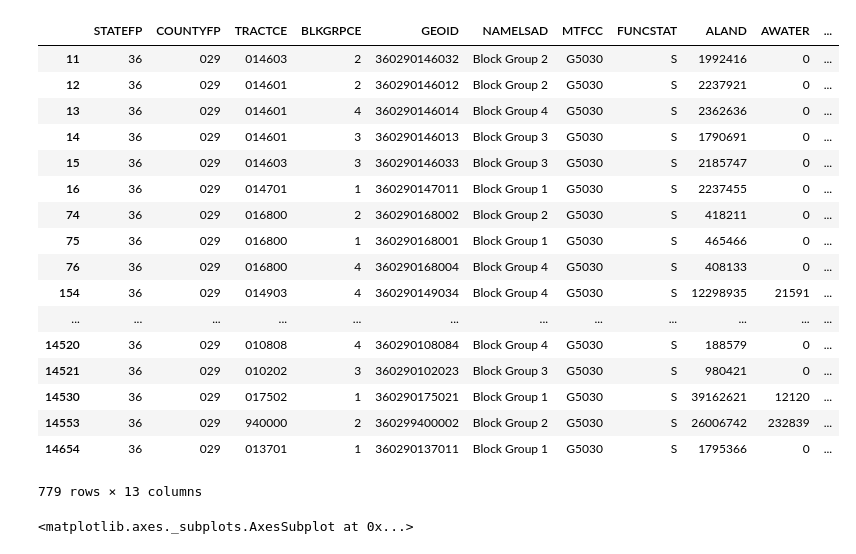
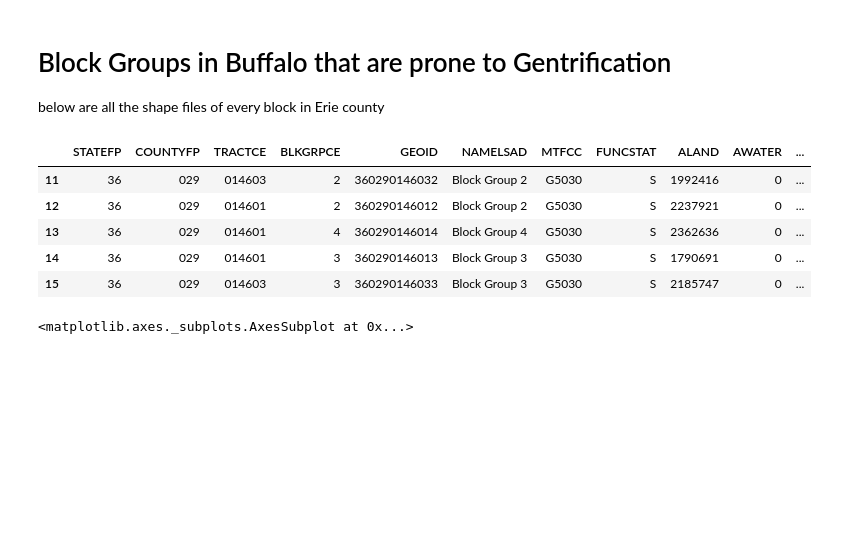
Before and after one commit to gentrification-ub/Data_from_UScensus, a Jupyter notebook: plot.ipynb, the cells around one changed output. Cells and saved outputs as stored; diff of their text form; code cells hidden in the pictures; blank space fills up the shorter version.

```diff
--- a/plot.ipynb
+++ b/plot.ipynb
@@ -1,32 +1,24 @@
+# %% [markdown]
+# Block Groups in Buffalo that are prone to Gentrification
+
+below are all the shape files of every block in Erie county
 # %%
 %matplotlib inline
 
 import pandas as pd
 import geopandas
 
 block_grp = geopandas.read_file("2018NYblockgrpSF/tl_2018_36_bg.shp")
 
-erie_county_blockGrp = block_grp[block_grp['GEOID'].str.contains("36029")]
-erie_county_blockGrp
+erie_county_blockGrp = block_grp[(block_grp.COUNTYFP == "029")]
+erie_county_blockGrp.head()
 # %% [output]
 |  | STATEFP | COUNTYFP | TRACTCE | BLKGRPCE | GEOID | NAMELSAD | MTFCC | FUNCSTAT | ALAND | AWATER | ... |
 | 11 | 36 | 029 | 014603 | 2 | 360290146032 | Block Group 2 | G5030 | S | 1992416 | 0 | ... |
 | 12 | 36 | 029 | 014601 | 2 | 360290146012 | Block Group 2 | G5030 | S | 2237921 | 0 | ... |
 | 13 | 36 | 029 | 014601 | 4 | 360290146014 | Block Group 4 | G5030 | S | 2362636 | 0 | ... |
 | 14 | 36 | 029 | 014601 | 3 | 360290146013 | Block Group 3 | G5030 | S | 1790691 | 0 | ... |
 | 15 | 36 | 029 | 014603 | 3 | 360290146033 | Block Group 3 | G5030 | S | 2185747 | 0 | ... |
-| 16 | 36 | 029 | 014701 | 1 | 360290147011 | Block Group 1 | G5030 | S | 2237455 | 0 | ... |
-| 74 | 36 | 029 | 016800 | 2 | 360290168002 | Block Group 2 | G5030 | S | 418211 | 0 | ... |
-| 75 | 36 | 029 | 016800 | 1 | 360290168001 | Block Group 1 | G5030 | S | 465466 | 0 | ... |
-| 76 | 36 | 029 | 016800 | 4 | 360290168004 | Block Group 4 | G5030 | S | 408133 | 0 | ... |
-| 154 | 36 | 029 | 014903 | 4 | 360290149034 | Block Group 4 | G5030 | S | 12298935 | 21591 | ... |
-| ... | ... | ... | ... | ... | ... | ... | ... | ... | ... | ... | ... |
-| 14520 | 36 | 029 | 010808 | 4 | 360290108084 | Block Group 4 | G5030 | S | 188579 | 0 | ... |
-| 14521 | 36 | 029 | 010202 | 3 | 360290102023 | Block Group 3 | G5030 | S | 980421 | 0 | ... |
-| 14530 | 36 | 029 | 017502 | 1 | 360290175021 | Block Group 1 | G5030 | S | 39162621 | 12120 | ... |
-| 14553 | 36 | 029 | 940000 | 2 | 360299400002 | Block Group 2 | G5030 | S | 26006742 | 232839 | ... |
-| 14654 | 36 | 029 | 013701 | 1 | 360290137011 | Block Group 1 | G5030 | S | 1795366 | 0 | ... |
-779 rows × 13 columns
 # %%
 erie_county_blockGrp.plot() #THIS IS ERIE COUNTY PICTURE
 # %% [output]
```
Also changed, not shown: parts of 3 cells of this notebook, 1 other file.
